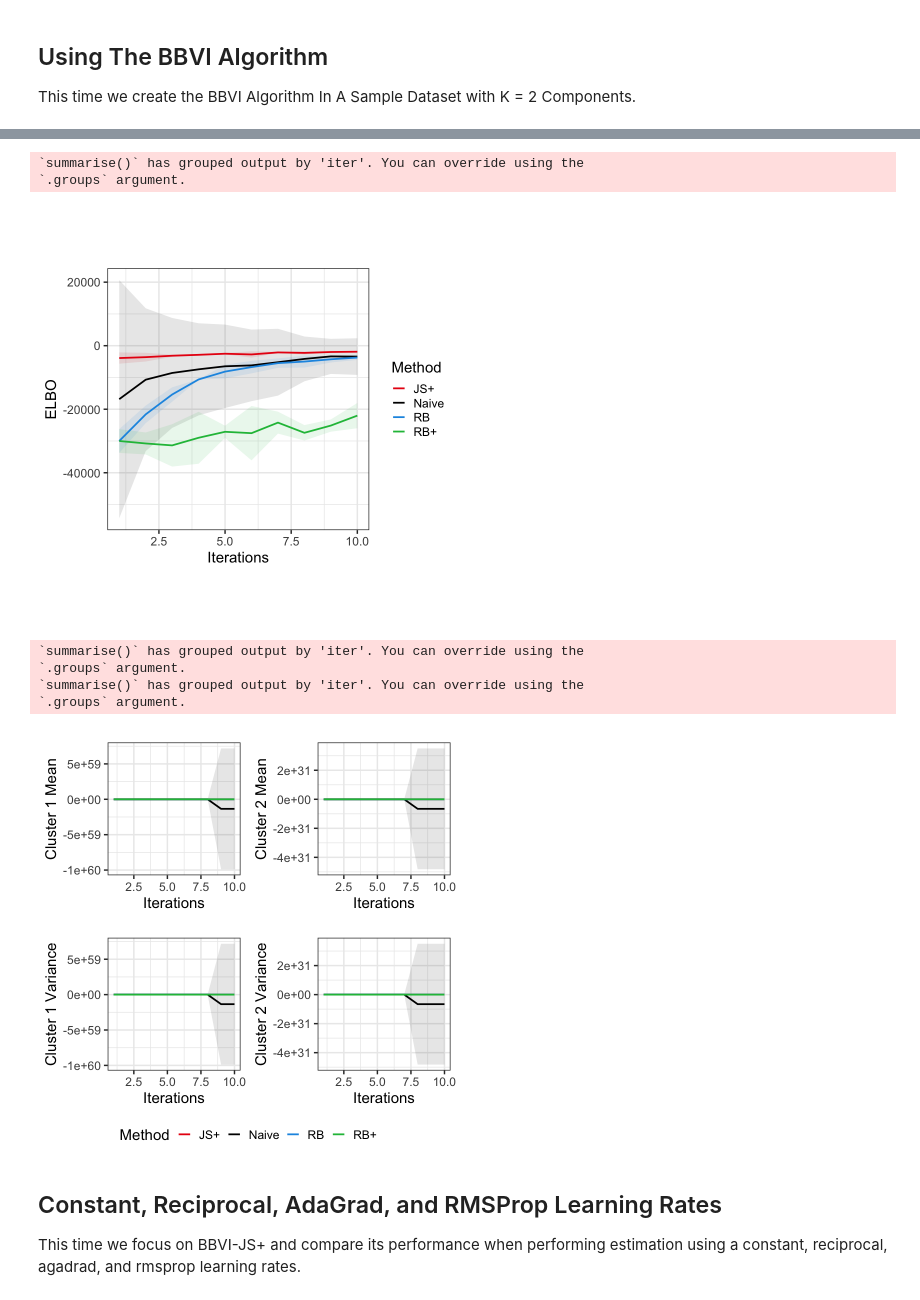
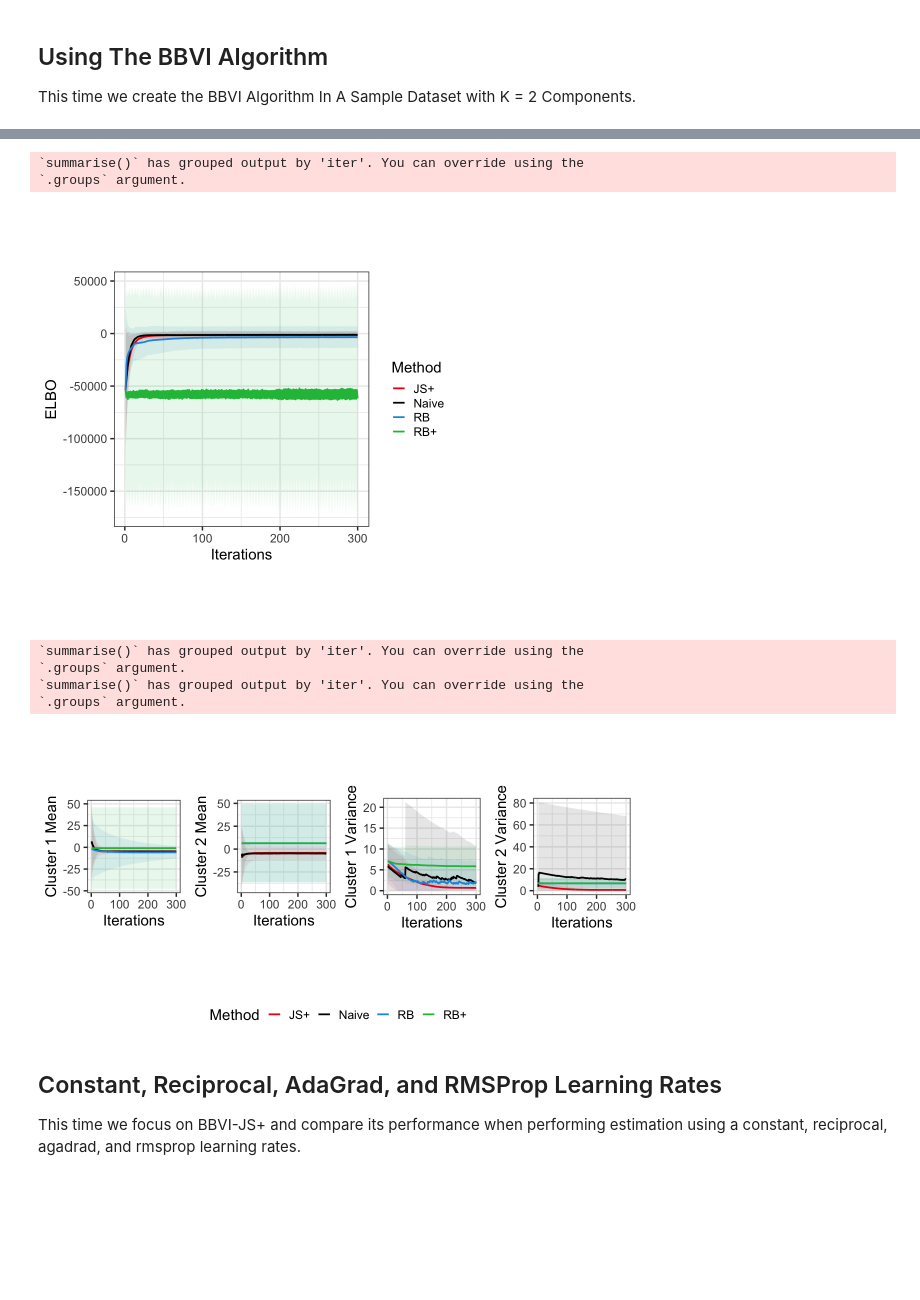
Before and after one commit to dominicdayta/jsbbvi, a Jupyter notebook: variance-comparisons.ipynb, the cells around one changed output, grey strips where cells are left out. Saved outputs shown, nothing was run; the diff lists cells and outputs as text; code cells hidden in the pictures; blank space fills up the shorter version.

```diff
--- a/variance-comparisons.ipynb
+++ b/variance-comparisons.ipynb
@@ -129,10 +129,10 @@ all.elbo <- list(length(seeds))
 all.params <- list(length(seeds))
 
 for(i in seq_along(seeds)){
-    samp.nav <- simplemix.bbvi(samp.dat$samp, K = 2, maxiter = 500, learn_rate = rate_constant(1e-3), mc_size = 200, method = "Naive", verbose = TRUE, seed = seeds[i])
-    samp.rbl <- simplemix.bbvi(samp.dat$samp, K = 2, maxiter = 500, learn_rate = rate_constant(1e-3), mc_size = 200, method = "RB", verbose = TRUE, seed = seeds[i])
-    samp.jsp <- simplemix.bbvi(samp.dat$samp, K = 2, maxiter = 500, learn_rate = rate_constant(1e-3), mc_size = 200, method = "JS+", verbose = TRUE, seed = seeds[i])
-    samp.rbp <- simplemix.bbvi(samp.dat$samp, K = 2, maxiter = 500, learn_rate = rate_constant(1e-2), mc_size = 200, method = "RB+", verbose = TRUE, seed = seeds[i])
+    samp.nav <- simplemix.bbvi(samp.dat$samp, K = 2, maxiter = 300, learn_rate = rate_constant(1e-3), mc_size = 500, method = "Naive", verbose = TRUE, seed = seeds[i])
+    samp.rbl <- simplemix.bbvi(samp.dat$samp, K = 2, maxiter = 300, learn_rate = rate_constant(1e-3), mc_size = 500, method = "RB", verbose = TRUE, seed = seeds[i])
+    samp.jsp <- simplemix.bbvi(samp.dat$samp, K = 2, maxiter = 300, learn_rate = rate_constant(1e-3), mc_size = 500, method = "JS+", verbose = TRUE, seed = seeds[i])
+    samp.rbp <- simplemix.bbvi(samp.dat$samp, K = 2, maxiter = 300, learn_rate = rate_constant(1e-2), mc_size = 500, method = "RB+", verbose = TRUE, seed = seeds[i])
 
     all.elbo[[i]] <- bind_rows(
         samp.nav$elbo %>% mutate(method = "Naive"),
@@ -175,9 +175,12 @@ Doing Black Box Variational Inference With Method Naive
 # %%
 all.elbo <- readRDS("Outputs/all_elbo.RDS")
 
-p2 <- all.elbo %>%
+elbo.iters <- all.elbo %>%
     group_by(iter, method) %>%
     summarise(mean = mean(elbo), sd = sd(elbo)) %>%
+    filter(method %in% c("Naive","JS+","RB","RB+"))
+
+p2 <- elbo.iters %>%
     ggplot(aes(iter, mean, fill = method)) +
     geom_ribbon(data = elbo.iters, aes(ymin = mean - 2 * sd, ymax = mean + 2 * sd, group = method), alpha = 0.1) +
     geom_line(data = elbo.iters, aes(color = method), linewidth = 1) +
@@ -192,19 +195,27 @@ p2
 # %% [output]
 `summarise()` has grouped output by 'iter'. You can override using the
 `.groups` argument.
-[figure, old version]
+[figure, new version]
+# %%
+varMax <- function (var){
+    sapply(var, function(x) ifelse(x >= 0, x, 0))
+}
 # %%
 all.params <- readRDS("Outputs/all_params.RDS")
 
 means <- all.params %>%
     filter(param == "m") %>%
     group_by(iter, method) %>%
-    summarise(mean1 = mean(X1), mean2 = mean(X2), sd1 = sd(X1), sd2 = sd(X2))
+    summarise(mean1 = mean(X1), mean2 = mean(X2), sd1 = sd(X1), sd2 = sd(X2)) %>%
+    filter(method %in% c("Naive","JS+","RB","RB+"))
 
 vars <- all.params %>%
     filter(param == "ssq") %>%
     group_by(iter, method) %>%
-    summarise(mean1 = mean(X1), mean2 = mean(X2), sd1 = sd(X1), sd2 = sd(X2))
+    summarise(mean1 = mean(X1), mean2 = mean(X2), sd1 = sd(X1), sd2 = sd(X2),
+        lower1 = varMax(mean1 - 2 * sd1), upper1 = mean1 + 2 * sd1,
+        lower2 = varMax(mean2 - 2 * sd2), upper2 = mean2 + 2 * sd2) %>%
+    filter(method %in% c("Naive","JS+","RB","RB+"))
 
 p3 <- means %>%
     ggplot(aes(iter, mean1, fill = method)) +
@@ -220,39 +231,40 @@ p4 <- means %>%
     ggplot(aes(iter, mean2, fill = method)) +
     geom_ribbon(data = means, aes(ymin = mean2 - 2 * sd2, ymax = mean2 + 2 * sd2, group = method), alpha = 0.1) +
     geom_line(data = means, aes(color = method), linewidth = 1) +
     scale_fill_manual(values = group.colors, guide = "none") +
     scale_color_manual(values = group.colors, name = "Method") +
     labs(x = "Iterations", y = "Cluster 2 Mean") +
     theme_bw(base_size=18) +
     theme(aspect.ratio = 1)
 
 p5 <- vars %>%
     ggplot(aes(iter, mean1, fill = method)) +
-    geom_ribbon(data = means, aes(ymin = mean1 - 2 * sd1, ymax = mean1 + 2 * sd1, group = method), alpha = 0.1) +
-    geom_line(data = means, aes(color = method), linewidth = 1) +
+    geom_ribbon(data = vars, aes(ymin = lower1, ymax = upper1, group = method), alpha = 0.1) +
+    geom_line(data = vars, aes(color = method), linewidth = 1) +
     scale_fill_manual(values = group.colors, guide = "none") +
     scale_color_manual(values = group.colors, name = "Method") +
     labs(x = "Iterations", y = "Cluster 1 Variance") +
     theme_bw(base_size=18) +
     theme(aspect.ratio = 1)
 
 p6 <- vars %>%
     ggplot(aes(iter, mean2, fill = method)) +
-    geom_ribbon(data = means, aes(ymin = mean2 - 2 * sd2, ymax = mean2 + 2 * sd2, group = method), alpha = 0.1) +
-    geom_line(data = means, aes(color = method), linewidth = 1) +
+    geom_ribbon(data = vars, aes(ymin = lower2, ymax = mean2 + 2 * sd2, group = method), alpha = 0.1) +
+    geom_line(data = vars, aes(color = method), linewidth = 1) +
     scale_fill_manual(values = group.colors, guide = "none") +
     scale_color_manual(values = group.colors, name = "Method") +
     labs(x = "Iterations", y = "Cluster 2 Variance") +
     theme_bw(base_size=18) +
     theme(aspect.ratio = 1)
 
-ggarrange(p3, p4, p5, p6, common.legend = TRUE, legend="bottom")
+options(repr.plot.width = 10, repr.plot.height = 5)
+ggarrange(p3, p4, p5, p6, nrow = 1, common.legend = TRUE, legend="bottom")
 # %% [output]
 `summarise()` has grouped output by 'iter'. You can override using the
 `.groups` argument.
 `summarise()` has grouped output by 'iter'. You can override using the
 `.groups` argument.
-[figure, old version]
+[figure, new version]
 # %% [markdown]
 ## Constant, Reciprocal, AdaGrad, and RMSProp Learning Rates
 
```
Also changed, not shown: parts of 4 cells of this notebook, 7 other files.
